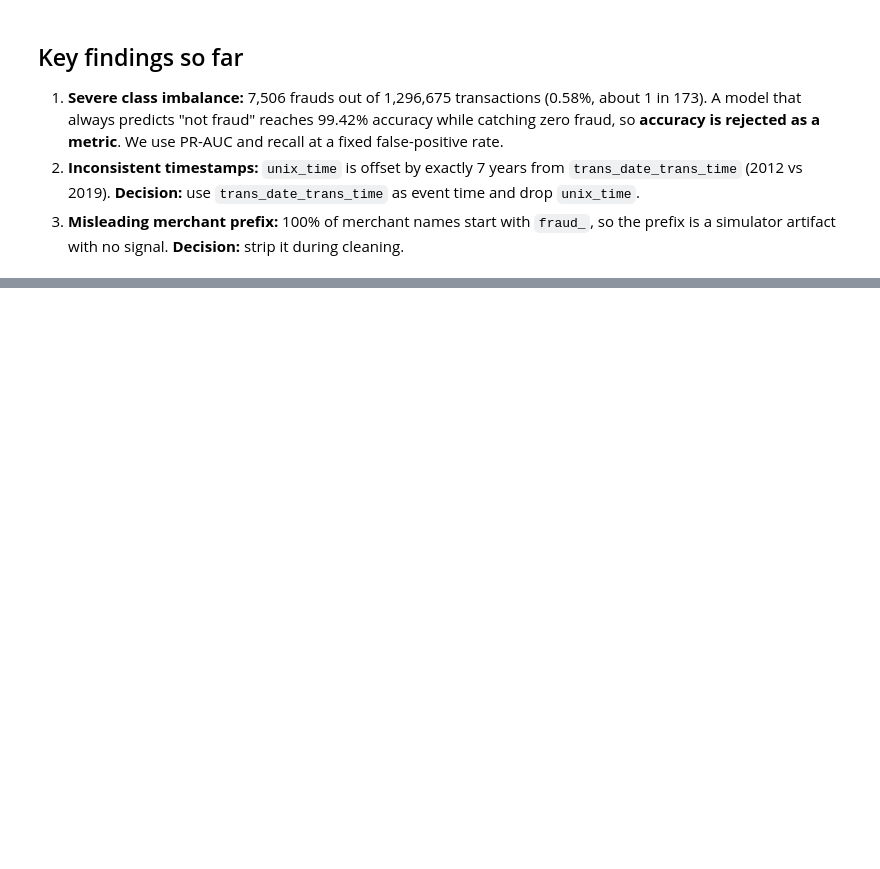
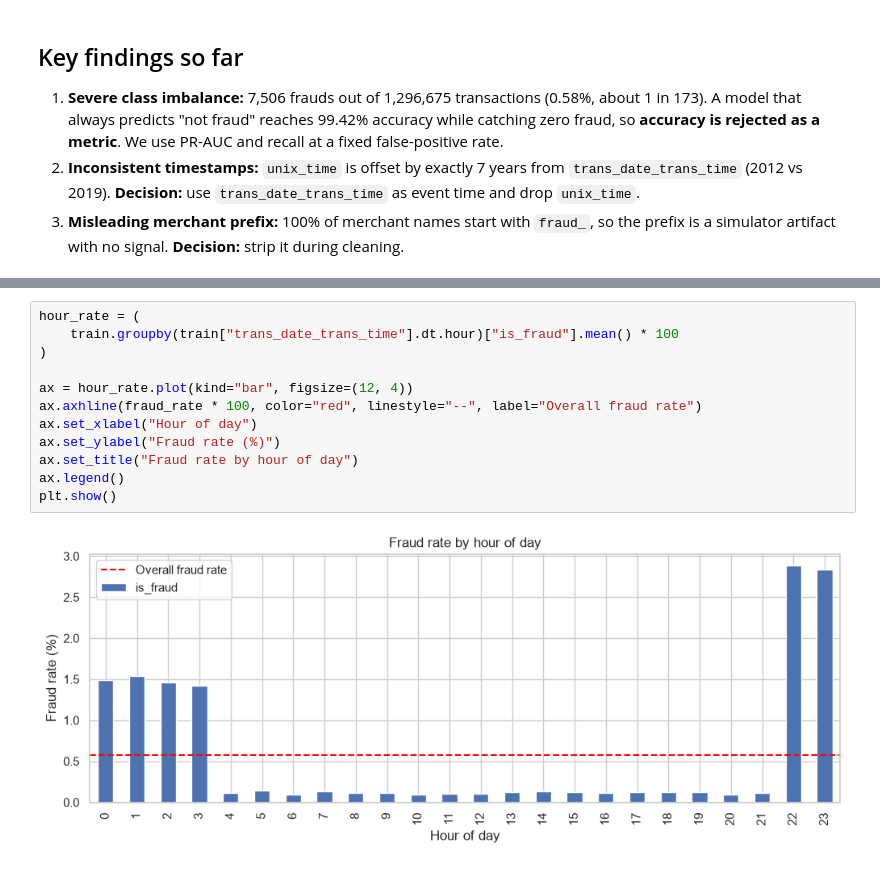
Before and after one commit to Mazadul4x4/Fraud-Detection-Streaming, a Jupyter notebook: notebooks/01_eda.ipynb, the cells around one changed output, grey strips where cells are left out. Saved outputs shown, nothing was run; the diff lists cells and outputs as text; blank space fills up the shorter version.

```diff
--- a/notebooks/01_eda.ipynb
+++ b/notebooks/01_eda.ipynb
@@ -106,0 +161,14 @@ Merchants starting with 'fraud_': 100.00%
+# %%
+hour_rate = (
+    train.groupby(train["trans_date_trans_time"].dt.hour)["is_fraud"].mean() * 100
+)
+
+ax = hour_rate.plot(kind="bar", figsize=(12, 4))
+ax.axhline(fraud_rate * 100, color="red", linestyle="--", label="Overall fraud rate")
+ax.set_xlabel("Hour of day")
+ax.set_ylabel("Fraud rate (%)")
+ax.set_title("Fraud rate by hour of day")
+ax.legend()
+plt.show()
+# %% [output]
+[figure, added]
```
Also changed, not shown: parts of 8 cells of this notebook.
